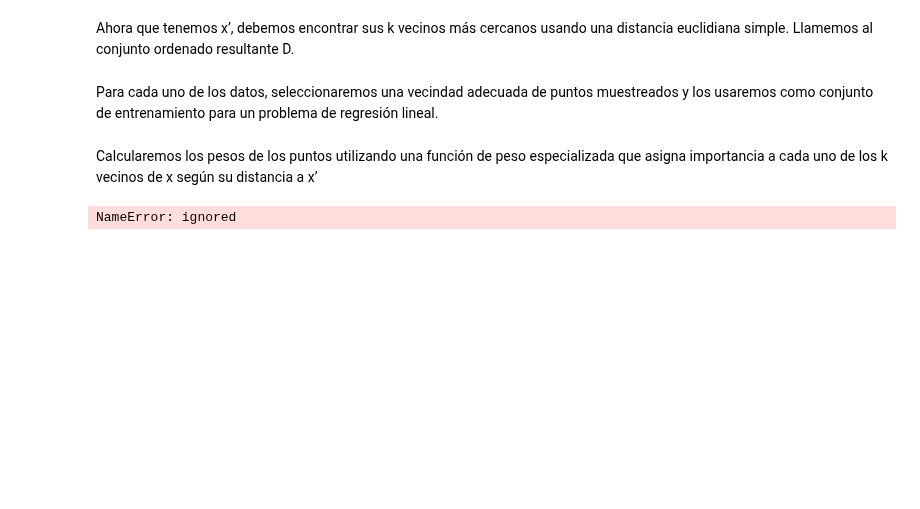
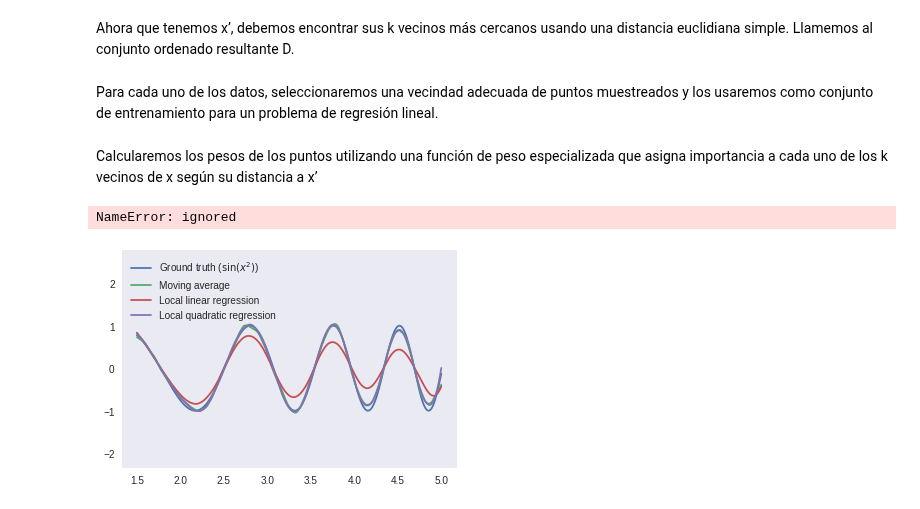
Before and after one commit to urieliram/statistical, a Jupyter notebook: Tarea6.ipynb, the cells around one changed output. Saved outputs shown, nothing was run; the diff lists cells and outputs as text; code cells hidden in the pictures; blank space fills up the shorter version.

```diff
--- a/Tarea6.ipynb
+++ b/Tarea6.ipynb
@@ -295,0 +359,23 @@ plt.show();
+# %%
+import numpy as np
+import matplotlib.pyplot as plt
+from localreg import *
+
+np.random.seed(1234)
+x = np.linspace(1.5, 5, 2000)
+yf = np.sin(x*x)
+y = yf + 0.5*np.random.randn(*x.shape)
+
+y0 = localreg(x, y, degree=0, kernel=rbf.epanechnikov, radius=.1)
+y1 = localreg(x, y, degree=1, kernel=rbf.epanechnikov, radius=0.3)
+y2 = localreg(x, y, degree=2, kernel=rbf.epanechnikov, radius=0.3)
+
+plt.plot(x, y, '+', markersize=0.6, color='gray')
+plt.plot(x, yf, label='Ground truth ($\sin(x^2)$)')
+plt.plot(x, y0, label='Moving average')
+plt.plot(x, y1, label='Local linear regression')
+plt.plot(x, y2, label='Local quadratic regression')
+plt.legend()
+plt.show()
+# %% [output]
+[figure, added]
```
Also changed, not shown: parts of 7 cells of this notebook.
